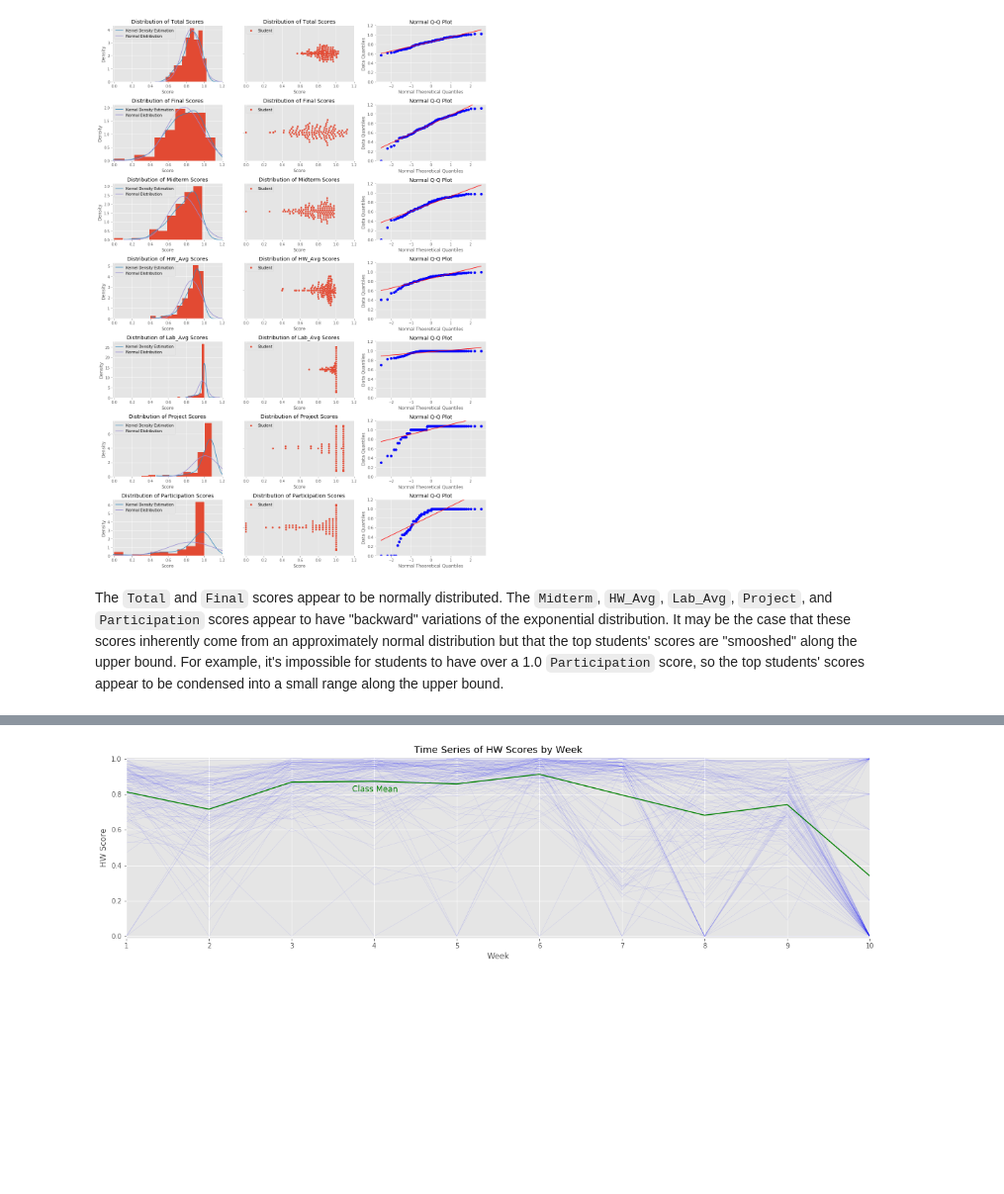
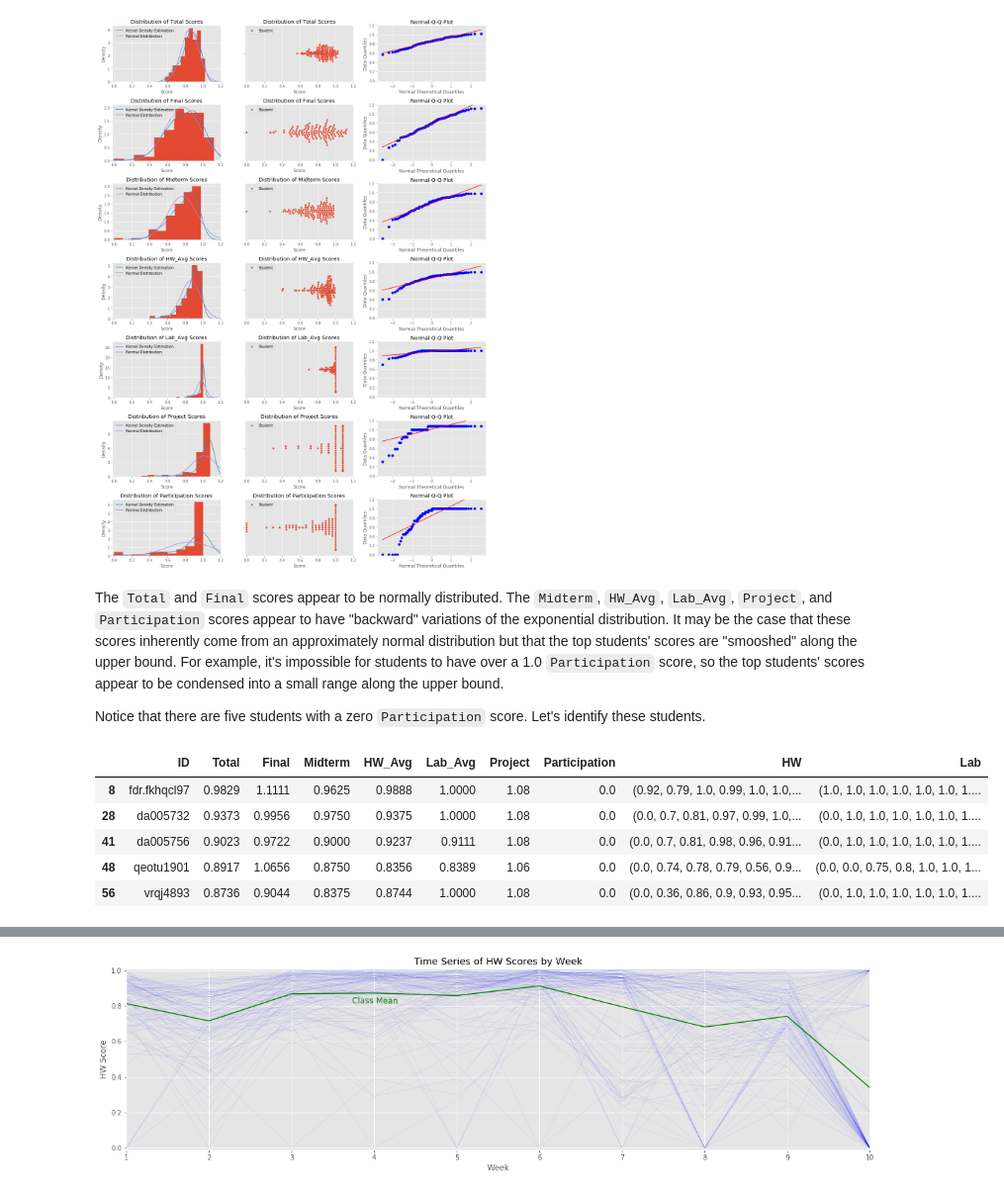
Before and after one commit to dleestat/grades, a Jupyter notebook: Grades.ipynb, the cells around one changed output, grey strips where cells are left out. Shown at 99% size. Cells and saved outputs as stored; diff of their text form; code cells hidden in the pictures; blank space fills up the shorter version.

```diff
--- a/Grades.ipynb
+++ b/Grades.ipynb
@@ -279,3 +281,14 @@ plt.tight_layout()
 [figure]
 # %% [markdown]
 The `Total` and `Final` scores appear to be normally distributed. The `Midterm`, `HW_Avg`, `Lab_Avg`, `Project`, and `Participation` scores appear to have "backward" variations of the exponential distribution. It may be the case that these scores inherently come from an approximately normal distribution but that the top students' scores are "smooshed" along the upper bound. For example, it's impossible for students to have over a 1.0 `Participation` score, so the top students' scores appear to be condensed into a small range along the upper bound.
+
+Notice that there are five students with a zero `Participation` score. Let's identify these students.
+# %%
+df.loc[df['Participation']==0]
+# %% [output]
+|  | ID | Total | Final | Midterm | HW_Avg | Lab_Avg | Project | Participation | HW | Lab |
+| 8 | fdr.fkhqcl97 | 0.9829 | 1.1111 | 0.9625 | 0.9888 | 1.0000 | 1.08 | 0.0 | (0.92, 0.79, 1.0, 0.99, 1.0, 1.0,... | (1.0, 1.0, 1.0, 1.0, 1.0, 1.0, 1.... |
+| 28 | da005732 | 0.9373 | 0.9956 | 0.9750 | 0.9375 | 1.0000 | 1.08 | 0.0 | (0.0, 0.7, 0.81, 0.97, 0.99, 1.0,... | (0.0, 1.0, 1.0, 1.0, 1.0, 1.0, 1.... |
+| 41 | da005756 | 0.9023 | 0.9722 | 0.9000 | 0.9237 | 0.9111 | 1.08 | 0.0 | (0.0, 0.7, 0.81, 0.98, 0.96, 0.91... | (0.0, 1.0, 1.0, 1.0, 1.0, 1.0, 1.... |
+| 48 | qeotu1901 | 0.8917 | 1.0656 | 0.8750 | 0.8356 | 0.8389 | 1.06 | 0.0 | (0.0, 0.74, 0.78, 0.79, 0.56, 0.9... | (0.0, 0.0, 0.75, 0.8, 1.0, 1.0, 1... |
+| 56 | vrqj4893 | 0.8736 | 0.9044 | 0.8375 | 0.8744 | 1.0000 | 1.08 | 0.0 | (0.0, 0.36, 0.86, 0.9, 0.93, 0.95... | (0.0, 1.0, 1.0, 1.0, 1.0, 1.0, 1.... |
```
Also changed, not shown: parts of 25 cells of this notebook.
